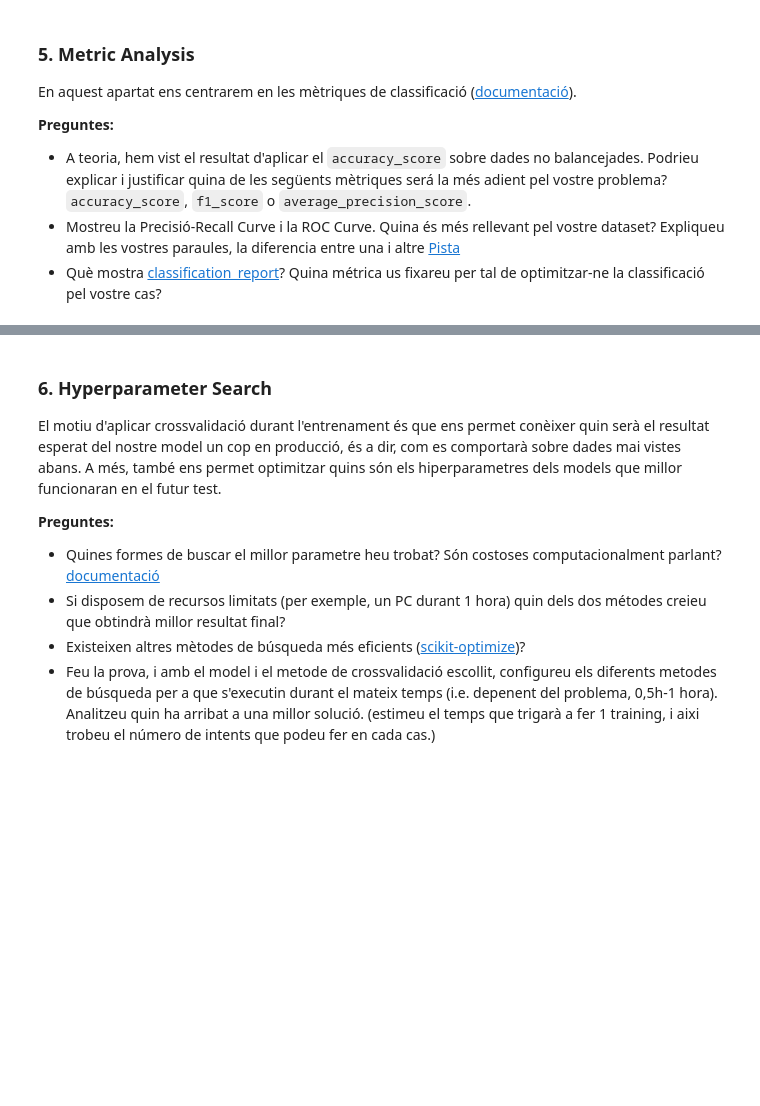
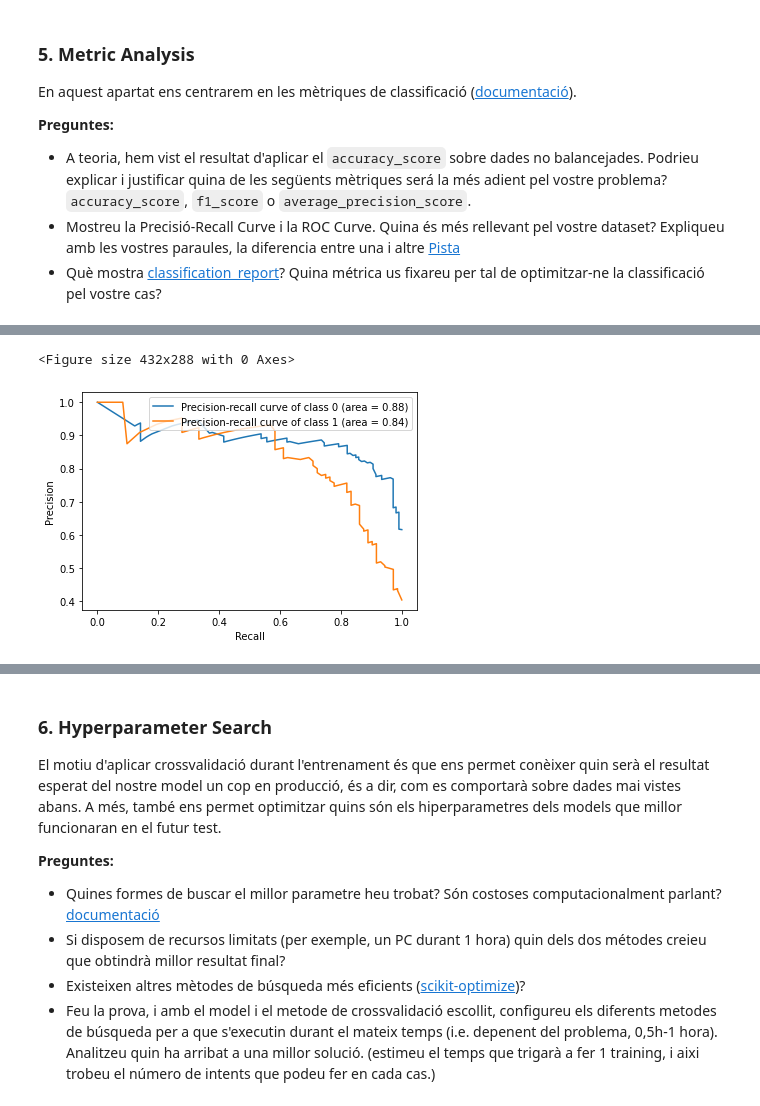
Before and after one commit to MarcLlopart/Getting-started-Titanic-Dataset, a Jupyter notebook: Practica2-Classificacio2022MATCAD.ipynb, the cells around one changed output, grey strips where cells are left out. Saved outputs shown, nothing was run; the diff lists cells and outputs as text; code cells hidden in the pictures; blank space fills up the shorter version.

```diff
--- a/Practica2-Classificacio2022MATCAD.ipynb
+++ b/Practica2-Classificacio2022MATCAD.ipynb
@@ -752,0 +874,30 @@ En aquest apartat ens centrarem en les mètriques de classificació ([documentac
+# %%
+y_t= np.array(y_test)
+# %%
+
+plt.figure()
+
+rf = RandomForestClassifier()
+rf.fit(X_train,y_train)
+probs = rf.predict_proba(X_test)
+n_classes = 2
+from sklearn.metrics import f1_score, precision_recall_curve, average_precision_score, roc_curve, auc
+
+# Compute Precision-Recall and plot curve
+precision = {}
+recall = {}
+average_precision = {}
+plt.figure()
+for i in range(n_classes):
+    precision[i], recall[i], _ = precision_recall_curve(y_t == i, probs[:, i])
+    average_precision[i] = average_precision_score(y_t == i, probs[:, i])
+
+    plt.plot(recall[i], precision[i],
+    label='Precision-recall curve of class {0} (area = {1:0.2f})'
+                           ''.format(i, average_precision[i]))
+    plt.xlabel('Recall')
+    plt.ylabel('Precision')
+    plt.legend(loc="upper right")
+# %% [output]
+<Figure size 432x288 with 0 Axes>
+[figure, added]
```
Also changed, not shown: parts of 22 cells of this notebook.
